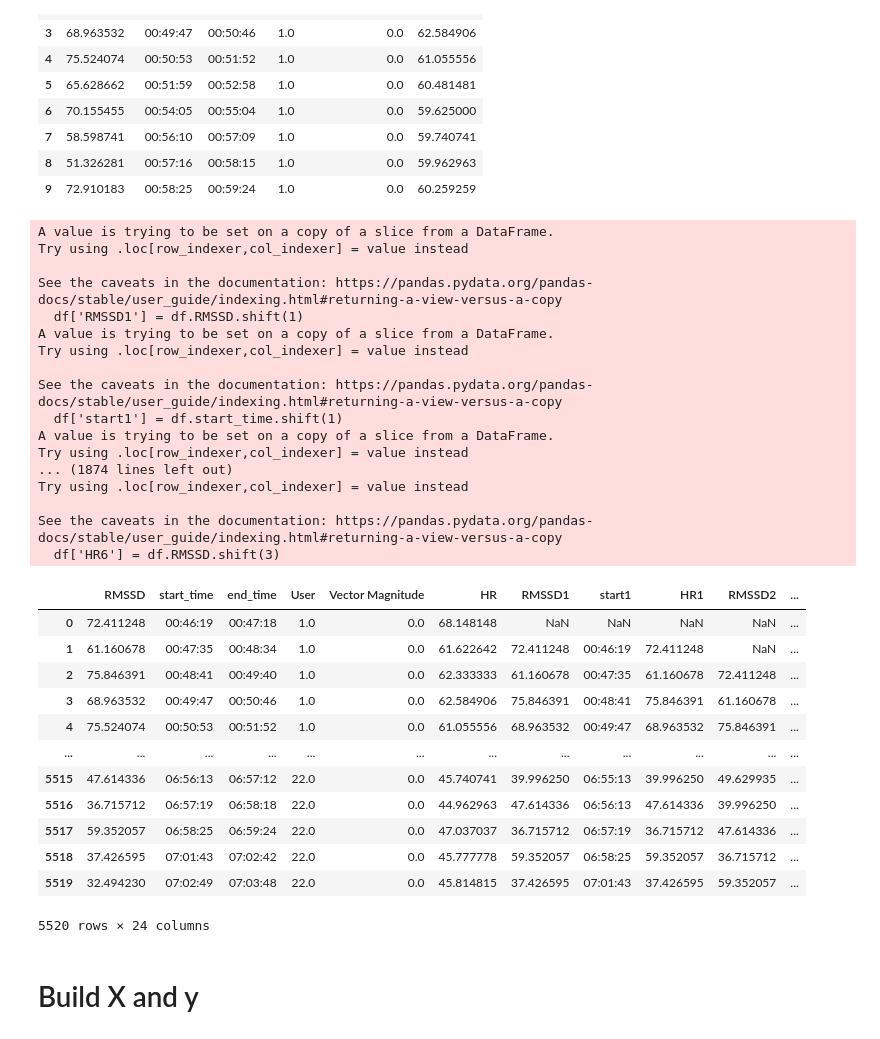
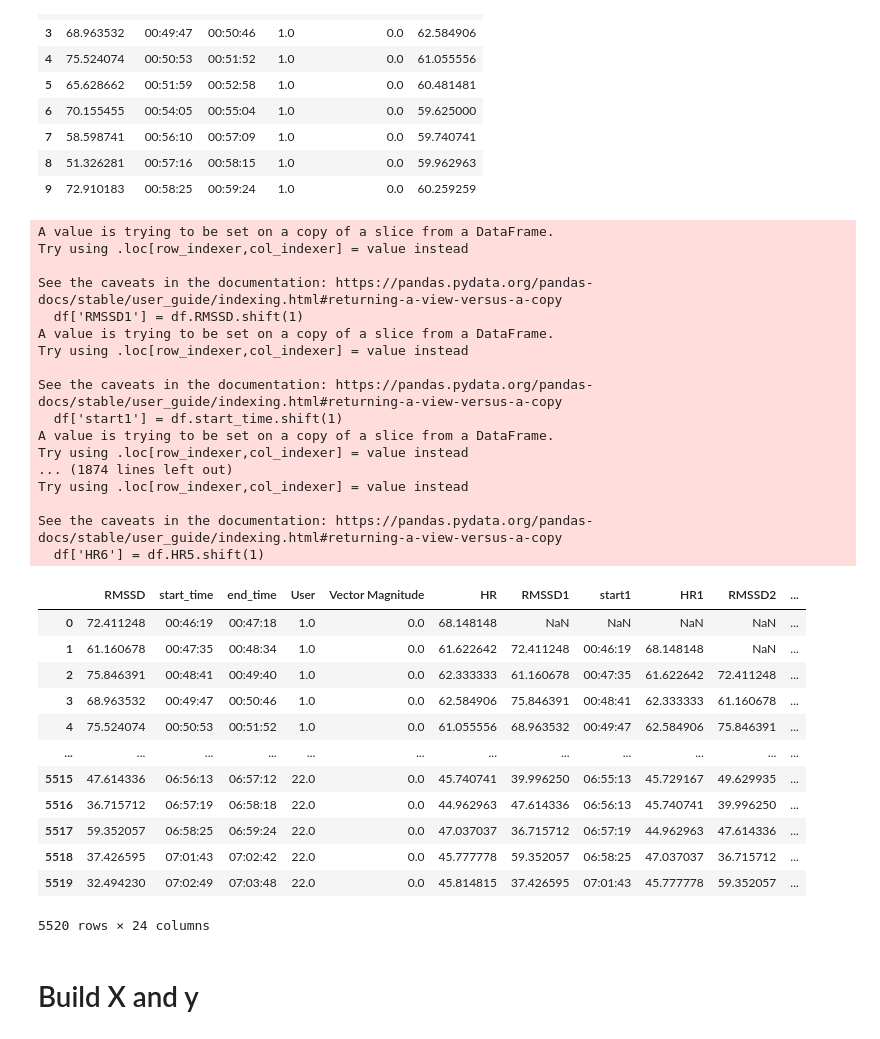
Before and after one commit to jpizzollo/MMASH, a Jupyter notebook: Predicting_sleep_disturbances.ipynb, the cells around one changed output. Cells and saved outputs as stored; diff of their text form; code cells hidden in the pictures.

```diff
--- a/Predicting_sleep_disturbances.ipynb
+++ b/Predicting_sleep_disturbances.ipynb
@@ -478,62 +480,63 @@ for i in np.arange(1,23):
     # give each row data from the previous 3 time points
     df['RMSSD1'] = df.RMSSD.shift(1)
     df['start1'] = df.start_time.shift(1)
-    df['HR1'] = df.RMSSD.shift(1)
+    df['HR1'] = df.HR.shift(1)
 
-    df['RMSSD2'] = df.RMSSD.shift(2)
-    df['start2'] = df.start_time.shift(2)
-    df['HR2'] = df.RMSSD.shift(2)
+    df['RMSSD2'] = df.RMSSD1.shift(1)
+    df['start2'] = df.start1.shift(1)
+    df['HR2'] = df.HR1.shift(1)
 
-    df['RMSSD3'] = df.RMSSD.shift(3)
-    df['start3'] = df.start_time.shift(3)
-    df['HR3'] = df.RMSSD.shift(3)
+    df['RMSSD3'] = df.RMSSD2.shift(1)
+    df['start3'] = df.start2.shift(1)
+    df['HR3'] = df.HR2.shift(1)
 
-    df['RMSSD4'] = df.RMSSD.shift(3)
-    df['start4'] = df.start_time.shift(3)
-    df['HR4'] = df.RMSSD.shift(3)
+    df['RMSSD4'] = df.RMSSD3.shift(1)
+    df['start4'] = df.start3.shift(1)
+    df['HR4'] = df.HR3.shift(1)
+
+    df['RMSSD5'] = df.RMSSD4.shift(1)
+    df['start5'] = df.start4.shift(1)
+    df['HR5'] = df.HR4.shift(1)
+
+    df['RMSSD6'] = df.RMSSD5.shift(1)
+    df['start6'] = df.start5.shift(1)
+    df['HR6'] = df.HR5.shift(1)
 
 
-    df['RMSSD5'] = df.RMSSD.shift(3)
-    df['start5'] = df.start_time.shift(3)
-    df['HR5'] = df.RMSSD.shift(3)
-
-    df['RMSSD6'] = df.RMSSD.shift(3)
-    df['start6'] = df.start_time.shift(3)
-    df['HR6'] = df.RMSSD.shift(3)
 
 # Add user data to the full time-series df
     series_df = series_df.append(df)
 
 series_df
 # %% [output]
 A value is trying to be set on a copy of a slice from a DataFrame.
 Try using .loc[row_indexer,col_indexer] = value instead
 
 See the caveats in the documentation: https://pandas.pydata.org/pandas-docs/stable/user_guide/indexing.html#returning-a-view-versus-a-copy
   df['RMSSD1'] = df.RMSSD.shift(1)
 A value is trying to be set on a copy of a slice from a DataFrame.
 Try using .loc[row_indexer,col_indexer] = value instead
 
 See the caveats in the documentation: https://pandas.pydata.org/pandas-docs/stable/user_guide/indexing.html#returning-a-view-versus-a-copy
   df['start1'] = df.start_time.shift(1)
 A value is trying to be set on a copy of a slice from a DataFrame.
 Try using .loc[row_indexer,col_indexer] = value instead
 ... (1874 lines left out)
 Try using .loc[row_indexer,col_indexer] = value instead
 
 See the caveats in the documentation: https://pandas.pydata.org/pandas-docs/stable/user_guide/indexing.html#returning-a-view-versus-a-copy
-  df['HR6'] = df.RMSSD.shift(3)
+  df['HR6'] = df.HR5.shift(1)
 |  | RMSSD | start_time | end_time | User | Vector Magnitude | HR | RMSSD1 | start1 | HR1 | RMSSD2 | ... |
 | 0 | 72.411248 | 00:46:19 | 00:47:18 | 1.0 | 0.0 | 68.148148 | NaN | NaN | NaN | NaN | ... |
-| 1 | 61.160678 | 00:47:35 | 00:48:34 | 1.0 | 0.0 | 61.622642 | 72.411248 | 00:46:19 | 72.411248 | NaN | ... |
-| 2 | 75.846391 | 00:48:41 | 00:49:40 | 1.0 | 0.0 | 62.333333 | 61.160678 | 00:47:35 | 61.160678 | 72.411248 | ... |
-| 3 | 68.963532 | 00:49:47 | 00:50:46 | 1.0 | 0.0 | 62.584906 | 75.846391 | 00:48:41 | 75.846391 | 61.160678 | ... |
-| 4 | 75.524074 | 00:50:53 | 00:51:52 | 1.0 | 0.0 | 61.055556 | 68.963532 | 00:49:47 | 68.963532 | 75.846391 | ... |
+| 1 | 61.160678 | 00:47:35 | 00:48:34 | 1.0 | 0.0 | 61.622642 | 72.411248 | 00:46:19 | 68.148148 | NaN | ... |
+| 2 | 75.846391 | 00:48:41 | 00:49:40 | 1.0 | 0.0 | 62.333333 | 61.160678 | 00:47:35 | 61.622642 | 72.411248 | ... |
+| 3 | 68.963532 | 00:49:47 | 00:50:46 | 1.0 | 0.0 | 62.584906 | 75.846391 | 00:48:41 | 62.333333 | 61.160678 | ... |
+| 4 | 75.524074 | 00:50:53 | 00:51:52 | 1.0 | 0.0 | 61.055556 | 68.963532 | 00:49:47 | 62.584906 | 75.846391 | ... |
 | ... | ... | ... | ... | ... | ... | ... | ... | ... | ... | ... | ... |
-| 5515 | 47.614336 | 06:56:13 | 06:57:12 | 22.0 | 0.0 | 45.740741 | 39.996250 | 06:55:13 | 39.996250 | 49.629935 | ... |
-| 5516 | 36.715712 | 06:57:19 | 06:58:18 | 22.0 | 0.0 | 44.962963 | 47.614336 | 06:56:13 | 47.614336 | 39.996250 | ... |
-| 5517 | 59.352057 | 06:58:25 | 06:59:24 | 22.0 | 0.0 | 47.037037 | 36.715712 | 06:57:19 | 36.715712 | 47.614336 | ... |
-| 5518 | 37.426595 | 07:01:43 | 07:02:42 | 22.0 | 0.0 | 45.777778 | 59.352057 | 06:58:25 | 59.352057 | 36.715712 | ... |
-| 5519 | 32.494230 | 07:02:49 | 07:03:48 | 22.0 | 0.0 | 45.814815 | 37.426595 | 07:01:43 | 37.426595 | 59.352057 | ... |
+| 5515 | 47.614336 | 06:56:13 | 06:57:12 | 22.0 | 0.0 | 45.740741 | 39.996250 | 06:55:13 | 45.729167 | 49.629935 | ... |
+| 5516 | 36.715712 | 06:57:19 | 06:58:18 | 22.0 | 0.0 | 44.962963 | 47.614336 | 06:56:13 | 45.740741 | 39.996250 | ... |
+| 5517 | 59.352057 | 06:58:25 | 06:59:24 | 22.0 | 0.0 | 47.037037 | 36.715712 | 06:57:19 | 44.962963 | 47.614336 | ... |
+| 5518 | 37.426595 | 07:01:43 | 07:02:42 | 22.0 | 0.0 | 45.777778 | 59.352057 | 06:58:25 | 47.037037 | 36.715712 | ... |
+| 5519 | 32.494230 | 07:02:49 | 07:03:48 | 22.0 | 0.0 | 45.814815 | 37.426595 | 07:01:43 | 45.777778 | 59.352057 | ... |
 5520 rows × 24 columns
 # %%
```
Also changed, not shown: parts of 4 cells of this notebook, 1 other file.
